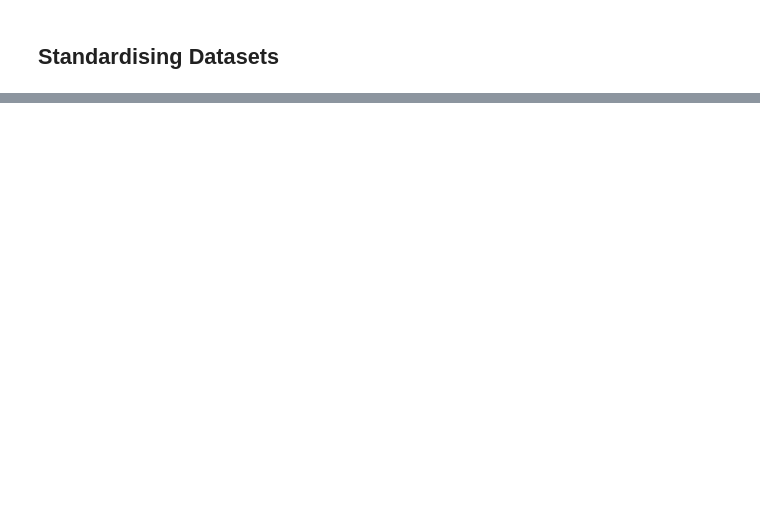
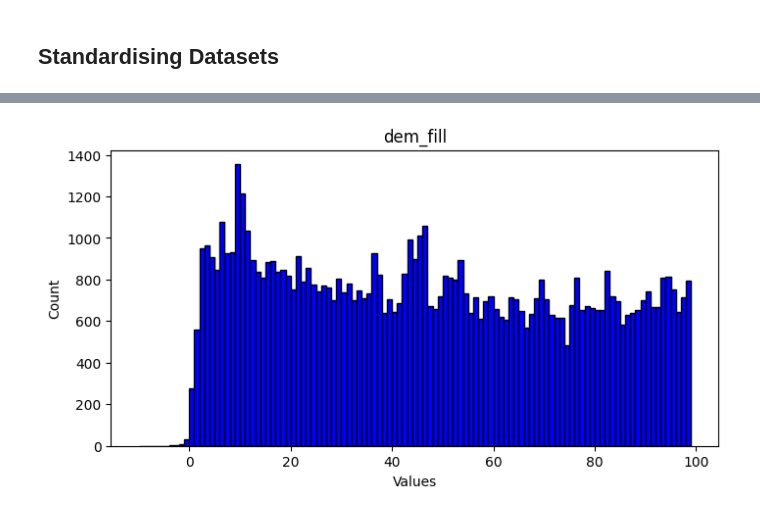
Before and after one commit to sheecegardezi/uncoverml, a Jupyter notebook: notebook/Pre Processing.ipynb, the cells around one changed output, grey strips where cells are left out. Saved outputs shown, nothing was run; the diff lists cells and outputs as text; code cells hidden in the pictures; blank space fills up the shorter version.

```diff
--- a/notebook/Pre Processing.ipynb
+++ b/notebook/Pre Processing.ipynb
@@ -268,0 +254,8 @@ dtrain.get_label()
+# %%
+# remove invalid values
+df = pd.read_csv('../data/input_dataset.csv')
+print(df.shape)
+
+for col_names in df.columns.values:
+    df = df.loc[~df[col_names].isin([-9999.0,np.nan,-np.nan])]
+print(df.shape)
@@ -268,0 +269,12 @@ dtrain.get_label()
+# %%
+## density plots for input features
+dataset_id = 23
+plt.rcParams['figure.figsize'] = [8, 4]
+plt.rcParams['figure.dpi'] = 100
+col_name = df.columns.values[dataset_id]
+plt.xlabel('Values')
+plt.ylabel('Count')
+plt.title(col_name)
+_ = plt.hist(df[col_name], color = 'blue', edgecolor = 'black', bins = np.arange(-10,100,1),label=col_name )
+# %% [output]
+[figure, added]
```
Also changed, not shown: parts of 21 cells of this notebook, 5 other files.
